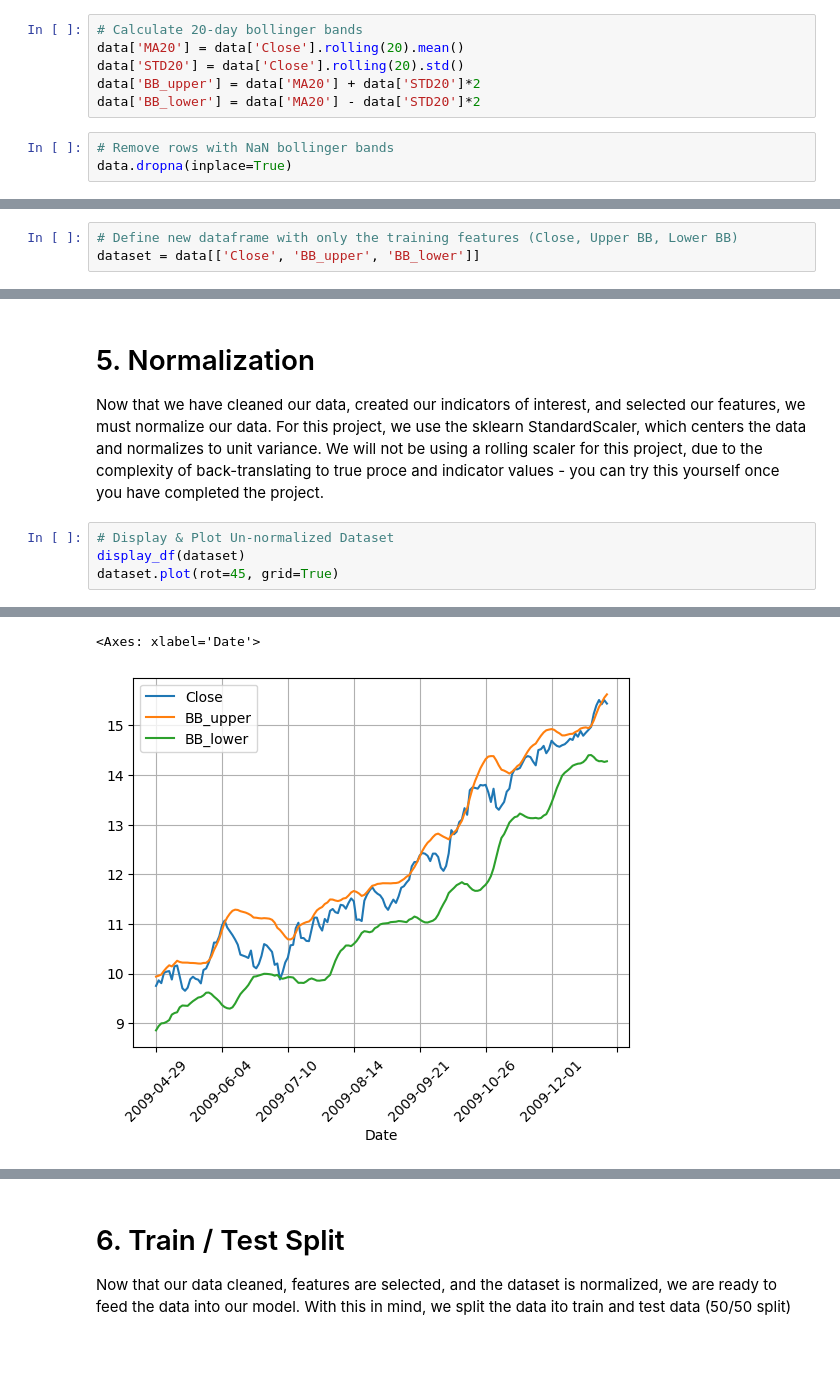
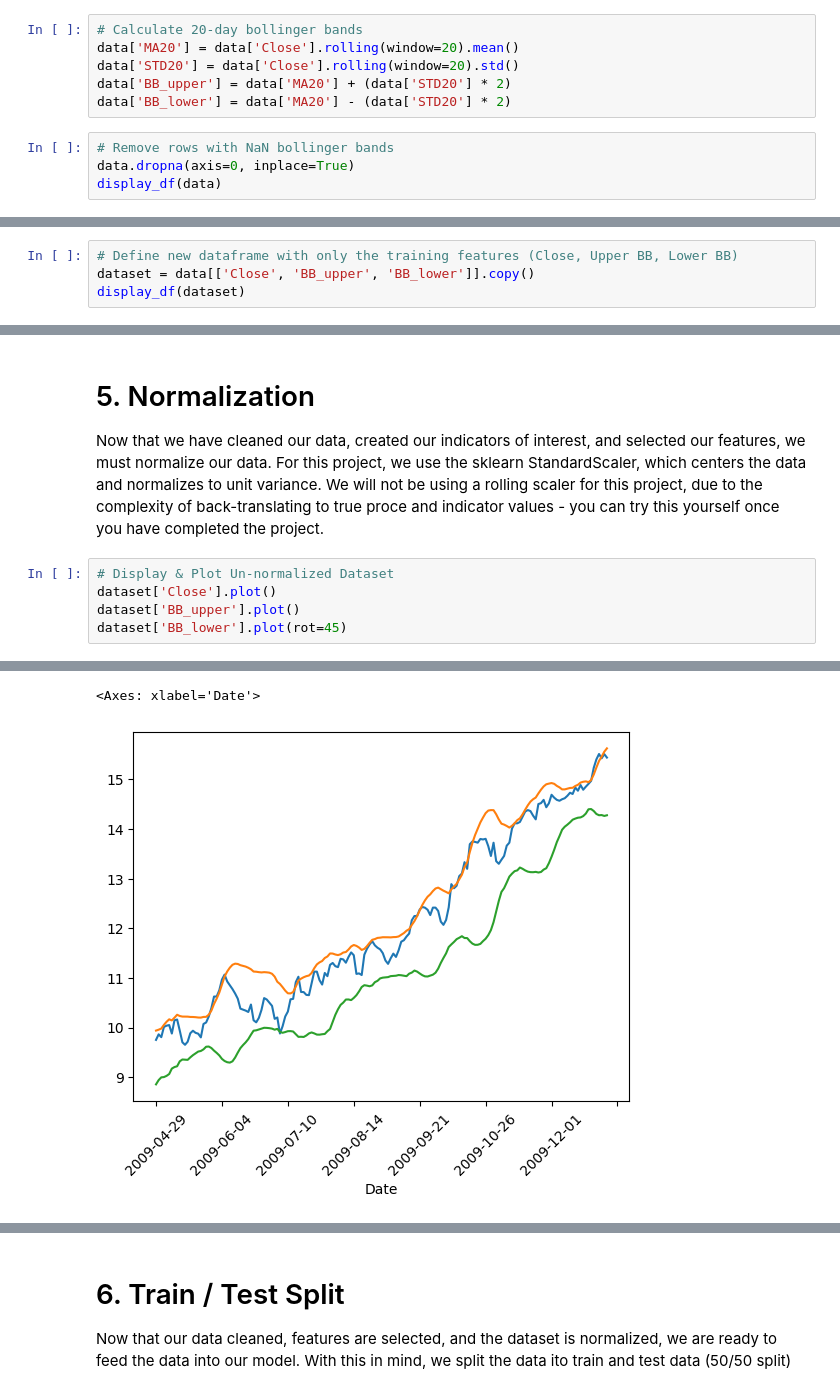
Before and after one commit to bigboy92/fend-matching-game, a Jupyter notebook: project_nb.ipynb, the cells around one changed output, grey strips where cells are left out. Cells and saved outputs as stored; diff of their text form; blank space fills up the shorter version.

```diff
--- a/project_nb.ipynb
+++ b/project_nb.ipynb
@@ -103,10 +103,11 @@ data['Close'].plot(rot=45, grid=True)
 Now that we have cleaned our stock data, we need to select which features to train our model on. For this project, we will be training with Close data and 20-day Bollinger Bands of Close.
 # %%
 # Calculate 20-day bollinger bands
-data['MA20'] = data['Close'].rolling(20).mean()
-data['STD20'] = data['Close'].rolling(20).std()
-data['BB_upper'] = data['MA20'] + data['STD20']*2
-data['BB_lower'] = data['MA20'] - data['STD20']*2
+data['MA20'] = data['Close'].rolling(window=20).mean()
+data['STD20'] = data['Close'].rolling(window=20).std()
+data['BB_upper'] = data['MA20'] + (data['STD20'] * 2)
+data['BB_lower'] = data['MA20'] - (data['STD20'] * 2)
 # %%
 # Remove rows with NaN bollinger bands
-data.dropna(inplace=True)
+data.dropna(axis=0, inplace=True)
+display_df(data)
@@ -113,3 +133,4 @@ data.dropna(inplace=True)
 # %%
 # Define new dataframe with only the training features (Close, Upper BB, Lower BB)
-dataset = data[['Close', 'BB_upper', 'BB_lower']]
+dataset = data[['Close', 'BB_upper', 'BB_lower']].copy()
+display_df(dataset)
@@ -118,6 +158,7 @@ dataset = data[['Close', 'BB_upper', 'BB_lower']]
 Now that we have cleaned our data, created our indicators of interest, and selected our features, we must normalize our data. For this project, we use the sklearn StandardScaler, which centers the data and normalizes to unit variance. We will not be using a rolling scaler for this project, due to the complexity of back-translating to true proce and indicator values - you can try this yourself once you have completed the project.
 # %%
 # Display & Plot Un-normalized Dataset
-display_df(dataset)
-dataset.plot(rot=45, grid=True)
+dataset['Close'].plot()
+dataset['BB_upper'].plot()
+dataset['BB_lower'].plot(rot=45)
 # %% [output]
@@ -142,5 +165,5 @@ dataset.plot(rot=45, grid=True)
 <Axes: xlabel='Date'>
-[figure, old version]
+[figure, new version]
 # %%
 # Normalize Dataset with StandardScaler
 normlist = []
```
Also changed, not shown: parts of 21 cells of this notebook.
